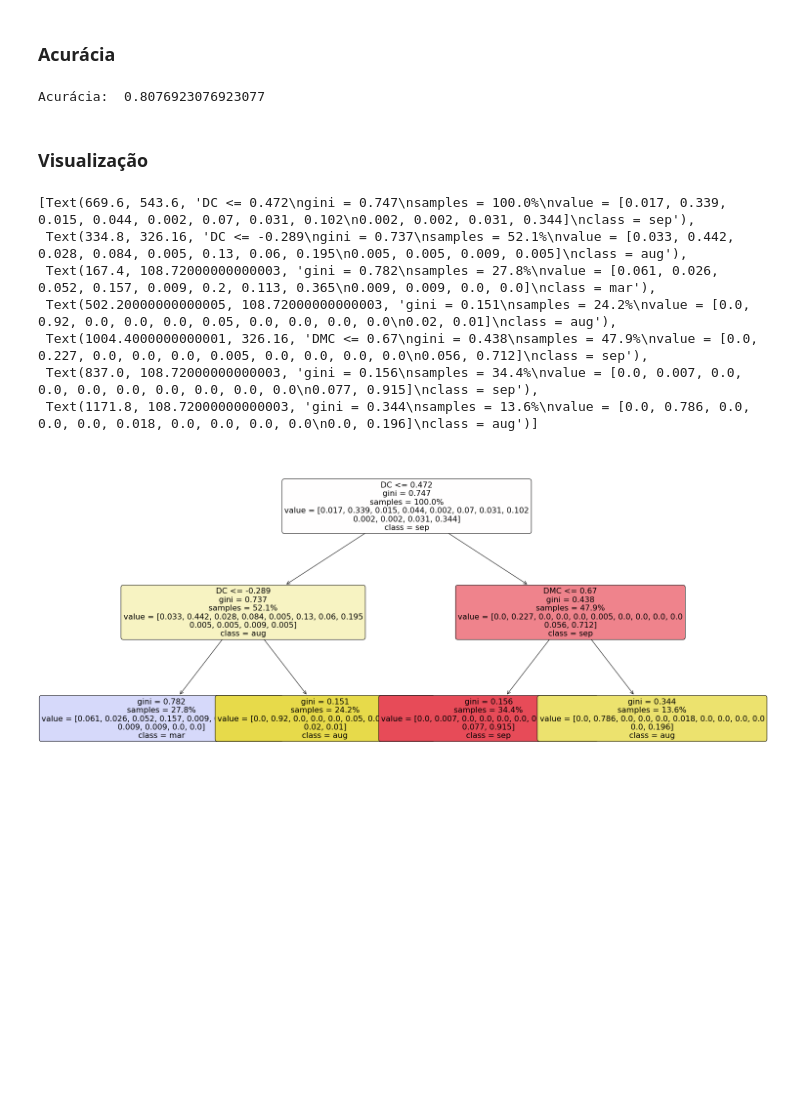
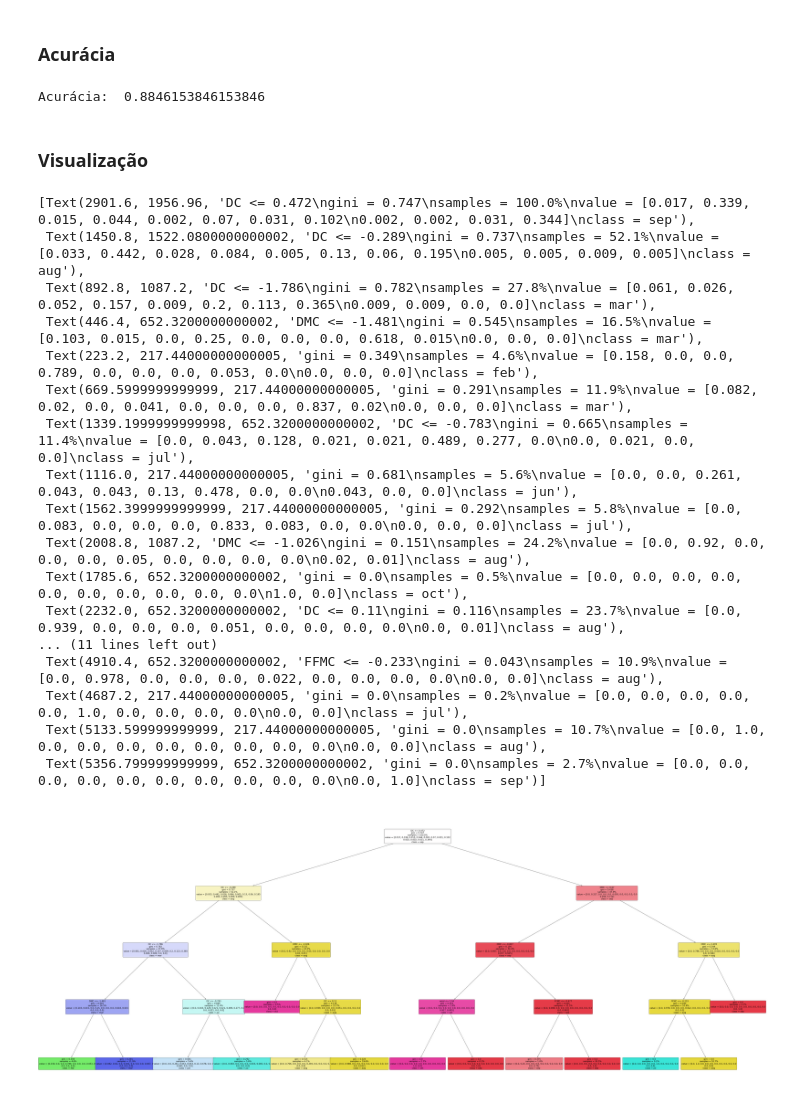
Before and after one commit to ArthurSudbrackIbarra/Trab-Final-SGBD, a Jupyter notebook: nosso-notebook.ipynb, the cells around one changed output. Drawn from its saved outputs; the diff is of its cells as text; code cells hidden in the pictures; blank space fills up the shorter version.

```diff
--- a/nosso-notebook.ipynb
+++ b/nosso-notebook.ipynb
@@ -69,7 +69,7 @@ pipeline_atr_numericos = Pipeline([
 
 preproc_completo = ColumnTransformer([
     ('numericos', pipeline_atr_numericos, nomes_atributos_numericos),
-    ('categoricos', OneHotEncoder(handle_unknown = 'ignore'), nomes_atributos_categoricos),
+    ('categoricos', OneHotEncoder(), nomes_atributos_categoricos),
 ], sparse_threshold = 0)
 # %%
 # Pré-processamento do conjunto de treino.
@@ -131,7 +177,7 @@ y_teste, y_teste.shape
 from sklearn.tree import DecisionTreeClassifier
 
 # Instanciando o objeto árvore de decisão.
-arvore = DecisionTreeClassifier(max_depth = 2)
+arvore = DecisionTreeClassifier(max_depth = 4) # 4 de max_depth é o valor ideal.
 
 arvore.fit(X_treino, y_treino)
 arvore.classes_
@@ -179,33 +225,43 @@ from sklearn.metrics import accuracy_score
 # Acurácia.
 print("Acurácia: ", accuracy_score(y_teste,y_previsto_arvore))
 # %% [output]
-Acurácia:  0.8076923076923077
+Acurácia:  0.8846153846153846
 # %% [markdown]
 ### Visualização
 # %%
 # Importando bibliotecas necessárias.
 import matplotlib.pyplot as plt
 from sklearn import tree
 
 # Obtendo os nomes dos atributos.
 nomes_atributos = np.append(nomes_atributos_numericos, preproc_completo.named_transformers_['categoricos'].get_feature_names())
 
-plt.figure(figsize = (24, 12))
+plt.figure(figsize = (100, 40))
 
 # Plotando a árvore.
 tree.plot_tree(arvore,
                feature_names = nomes_atributos,
                class_names = arvore.classes_,
                rounded = True,
                filled = True,
                proportion = True,
                fontsize = 16)
 # %% [output]
-[Text(669.6, 543.6, 'DC <= 0.472\ngini = 0.747\nsamples = 100.0%\nvalue = [0.017, 0.339, 0.015, 0.044, 0.002, 0.07, 0.031, 0.102\n0.002, 0.002, 0.031, 0.344]\nclass = sep'),
- Text(334.8, 326.16, 'DC <= -0.289\ngini = 0.737\nsamples = 52.1%\nvalue = [0.033, 0.442, 0.028, 0.084, 0.005, 0.13, 0.06, 0.195\n0.005, 0.005, 0.009, 0.005]\nclass = aug'),
- Text(167.4, 108.72000000000003, 'gini = 0.782\nsamples = 27.8%\nvalue = [0.061, 0.026, 0.052, 0.157, 0.009, 0.2, 0.113, 0.365\n0.009, 0.009, 0.0, 0.0]\nclass = mar'),
- Text(502.20000000000005, 108.72000000000003, 'gini = 0.151\nsamples = 24.2%\nvalue = [0.0, 0.92, 0.0, 0.0, 0.0, 0.05, 0.0, 0.0, 0.0, 0.0\n0.02, 0.01]\nclass = aug'),
- Text(1004.4000000000001, 326.16, 'DMC <= 0.67\ngini = 0.438\nsamples = 47.9%\nvalue = [0.0, 0.227, 0.0, 0.0, 0.0, 0.005, 0.0, 0.0, 0.0, 0.0\n0.056, 0.712]\nclass = sep'),
- Text(837.0, 108.72000000000003, 'gini = 0.156\nsamples = 34.4%\nvalue = [0.0, 0.007, 0.0, 0.0, 0.0, 0.0, 0.0, 0.0, 0.0, 0.0\n0.077, 0.915]\nclass = sep'),
- Text(1171.8, 108.72000000000003, 'gini = 0.344\nsamples = 13.6%\nvalue = [0.0, 0.786, 0.0, 0.0, 0.0, 0.018, 0.0, 0.0, 0.0, 0.0\n0.0, 0.196]\nclass = aug')]
+[Text(2901.6, 1956.96, 'DC <= 0.472\ngini = 0.747\nsamples = 100.0%\nvalue = [0.017, 0.339, 0.015, 0.044, 0.002, 0.07, 0.031, 0.102\n0.002, 0.002, 0.031, 0.344]\nclass = sep'),
+ Text(1450.8, 1522.0800000000002, 'DC <= -0.289\ngini = 0.737\nsamples = 52.1%\nvalue = [0.033, 0.442, 0.028, 0.084, 0.005, 0.13, 0.06, 0.195\n0.005, 0.005, 0.009, 0.005]\nclass = aug'),
+ Text(892.8, 1087.2, 'DC <= -1.786\ngini = 0.782\nsamples = 27.8%\nvalue = [0.061, 0.026, 0.052, 0.157, 0.009, 0.2, 0.113, 0.365\n0.009, 0.009, 0.0, 0.0]\nclass = mar'),
+ Text(446.4, 652.3200000000002, 'DMC <= -1.481\ngini = 0.545\nsamples = 16.5%\nvalue = [0.103, 0.015, 0.0, 0.25, 0.0, 0.0, 0.0, 0.618, 0.015\n0.0, 0.0, 0.0]\nclass = mar'),
+ Text(223.2, 217.44000000000005, 'gini = 0.349\nsamples = 4.6%\nvalue = [0.158, 0.0, 0.0, 0.789, 0.0, 0.0, 0.0, 0.053, 0.0\n0.0, 0.0, 0.0]\nclass = feb'),
+ Text(669.5999999999999, 217.44000000000005, 'gini = 0.291\nsamples = 11.9%\nvalue = [0.082, 0.02, 0.0, 0.041, 0.0, 0.0, 0.0, 0.837, 0.02\n0.0, 0.0, 0.0]\nclass = mar'),
+ Text(1339.1999999999998, 652.3200000000002, 'DC <= -0.783\ngini = 0.665\nsamples = 11.4%\nvalue = [0.0, 0.043, 0.128, 0.021, 0.021, 0.489, 0.277, 0.0\n0.0, 0.021, 0.0, 0.0]\nclass = jul'),
+ Text(1116.0, 217.44000000000005, 'gini = 0.681\nsamples = 5.6%\nvalue = [0.0, 0.0, 0.261, 0.043, 0.043, 0.13, 0.478, 0.0, 0.0\n0.043, 0.0, 0.0]\nclass = jun'),
+ Text(1562.3999999999999, 217.44000000000005, 'gini = 0.292\nsamples = 5.8%\nvalue = [0.0, 0.083, 0.0, 0.0, 0.0, 0.833, 0.083, 0.0, 0.0\n0.0, 0.0, 0.0]\nclass = jul'),
+ Text(2008.8, 1087.2, 'DMC <= -1.026\ngini = 0.151\nsamples = 24.2%\nvalue = [0.0, 0.92, 0.0, 0.0, 0.0, 0.05, 0.0, 0.0, 0.0, 0.0\n0.02, 0.01]\nclass = aug'),
+ Text(1785.6, 652.3200000000002, 'gini = 0.0\nsamples = 0.5%\nvalue = [0.0, 0.0, 0.0, 0.0, 0.0, 0.0, 0.0, 0.0, 0.0, 0.0\n1.0, 0.0]\nclass = oct'),
+ Text(2232.0, 652.3200000000002, 'DC <= 0.11\ngini = 0.116\nsamples = 23.7%\nvalue = [0.0, 0.939, 0.0, 0.0, 0.0, 0.051, 0.0, 0.0, 0.0, 0.0\n0.0, 0.01]\nclass = aug'),
+... (11 lines left out)
+ Text(4910.4, 652.3200000000002, 'FFMC <= -0.233\ngini = 0.043\nsamples = 10.9%\nvalue = [0.0, 0.978, 0.0, 0.0, 0.0, 0.022, 0.0, 0.0, 0.0, 0.0\n0.0, 0.0]\nclass = aug'),
+ Text(4687.2, 217.44000000000005, 'gini = 0.0\nsamples = 0.2%\nvalue = [0.0, 0.0, 0.0, 0.0, 0.0, 1.0, 0.0, 0.0, 0.0, 0.0\n0.0, 0.0]\nclass = jul'),
+ Text(5133.599999999999, 217.44000000000005, 'gini = 0.0\nsamples = 10.7%\nvalue = [0.0, 1.0, 0.0, 0.0, 0.0, 0.0, 0.0, 0.0, 0.0, 0.0\n0.0, 0.0]\nclass = aug'),
+ Text(5356.799999999999, 652.3200000000002, 'gini = 0.0\nsamples = 2.7%\nvalue = [0.0, 0.0, 0.0, 0.0, 0.0, 0.0, 0.0, 0.0, 0.0, 0.0\n0.0, 1.0]\nclass = sep')]
-[figure, old version]
+[figure, new version]
```
Also changed, not shown: parts of 7 cells of this notebook, 1 other file.
